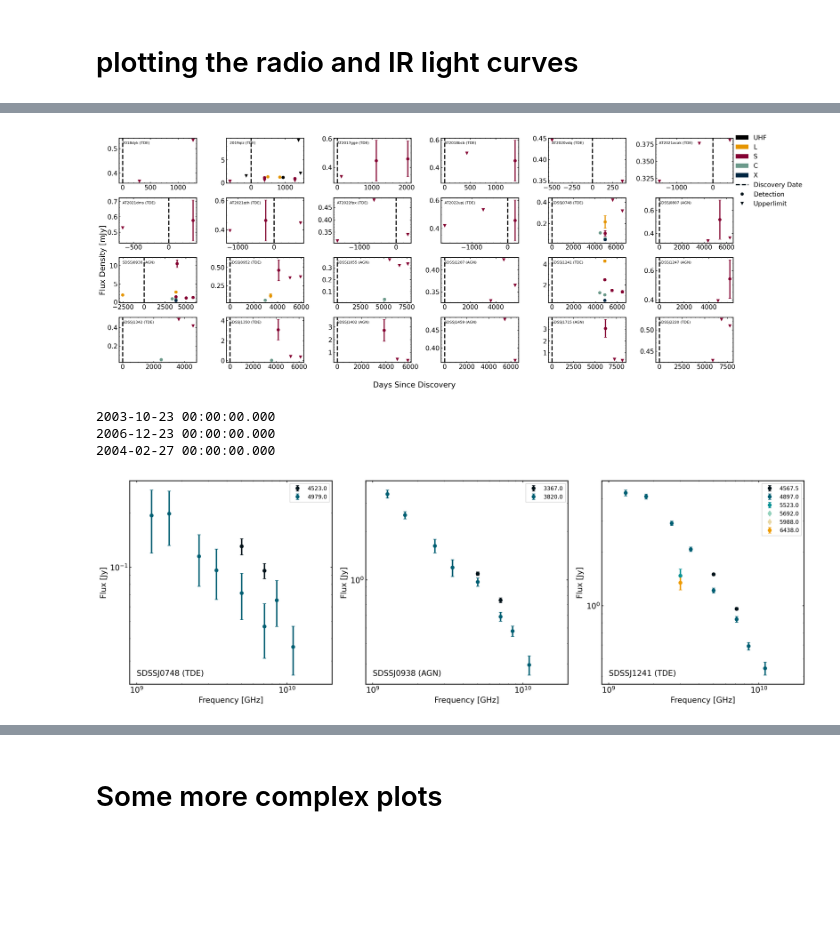
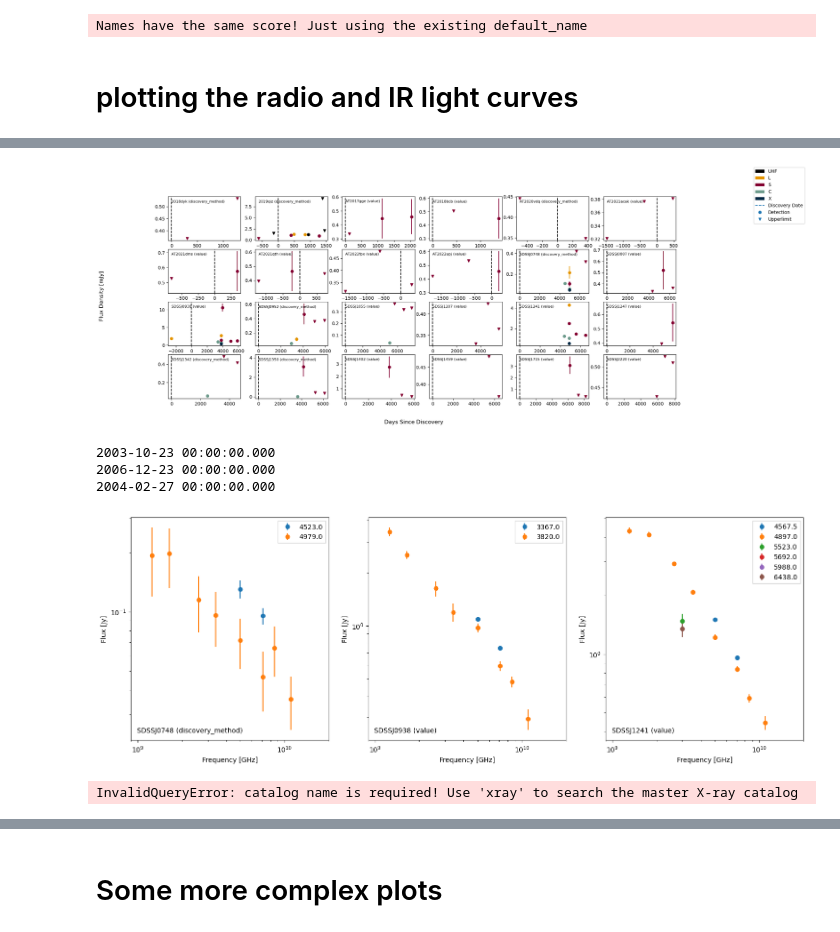
Before and after one commit to noahfranz13/radio-ecle, a Jupyter notebook: ecle-data-to-otter.ipynb, the cells around one changed output, grey strips where cells are left out. Cells and saved outputs as stored; diff of their text form; code cells hidden in the pictures; blank space fills up the shorter version.

```diff
--- a/ecle-data-to-otter.ipynb
+++ b/ecle-data-to-otter.ipynb
@@ -55,7 +59,7 @@ for _, row in meta.iterrows():
         try:
             asassn_data = data_finder.query_asassn()
             asassn_data.to_csv(asassn_path)
-        except ValueError:
+        except (ValueError, AttributeError):
             asassn_data = False
 
     if isinstance(asassn_data, pd.DataFrame):
@@ -198,2 +220,2 @@ Adding this as a new object...
 # %%
-private_data = Otter(datadir="private_otter_data")
+private_data = Otter(datadir="private_otter_data", url="https://dev.sites.idies.jhu.edu/86164ceed11eed6b9fc64fb9c7e00494/api")
@@ -222,5 +249,7 @@ Table length=4339
 # %%
 all_transients = private_data.query(query_private=True)
+# %% [output]
+Names have the same score! Just using the existing default_name
 # %%
 for t in all_transients:
     try:
@@ -299,7 +328,7 @@ def filter_out_sidebands(df):
 
 for idx, ((name, data), ax) in enumerate(zip(radio.groupby("name"), flat_axs)):
 
-    discovery_date = db.get_meta(names=name, query_private=True)[0].get_discovery_date()
+    discovery_date = private_data.get_meta(names=name, query_private=True)[0].get_discovery_date()
 
     for label, grp in data.groupby('filter_name'):
 
@@ -329,11 +358,11 @@ for idx, ((name, data), ax) in enumerate(zip(radio.groupby("name"), flat_axs)):
 
     ax.axvline(0, color='k', linestyle='--') #discovery_date.mjd
 
-    classes = db.query(names=name, query_private=True)[0]['classification']
+    classes = private_data.query(names=name, query_private=True)[0]['classification']
     for c in classes:
-        if c['object_class'] in {'AGN', 'TDE'}:
+        if c in {'AGN', 'TDE'}:
             break
-    ecle_class = c['object_class']
+    ecle_class = c
 
     if name == "2013kp":
         name = "AT2019qiz"
@@ -359,7 +388,7 @@ fig.supylabel("Flux Density [mJy]")
 
 fig.savefig("radio-lightcurves.png")
 # %% [output]
-[figure, old version]
+[figure, new version]
 # %%
 def choose_sideband_fullband(df, only_fullband=False):
 
@@ -394,16 +423,16 @@ def choose_sideband_fullband(df, only_fullband=False):
     return res
 
 def make_sed(tde_name, ax, date_ranges):
-    classes = db.query(names=tde_name, query_private=True)[0]['classification']
+    classes = private_data.query(names=tde_name, query_private=True)[0]['classification']
     for c in classes:
-        if c['object_class'] in {'AGN', 'TDE'}:
+        if c in {'AGN', 'TDE'}:
             break
-    ecle_class = c['object_class']
+    ecle_class = c
 
     df = radio[radio.name == tde_name]
     df = choose_sideband_fullband(df)
 
-    discovery_date = db.get_meta(names=tde_name, query_private=True)[0].get_discovery_date()
+    discovery_date = private_data.get_meta(names=tde_name, query_private=True)[0].get_discovery_date()
     print(discovery_date)
     for label in date_ranges:
 
@@ -445,34 +474,34 @@ def make_sed(tde_name, ax, date_ranges):
 ecles_with_good_seds = ['SDSS_J0748','SDSS_J0938','SDSS_J1241']
 fig, axs = plt.subplots(1,len(ecles_with_good_seds), figsize=(18,6))
 
 drs = {
     "SDSS_J1241": [
         #(50506, 50507),
         (57459, 57800),
         (57918, 58000),
         (58580, 58590),
         (58753, 58755),
         (59000, 59100),
         (59400, 59600)
     ],
     "SDSS_J0748" : [
         (57457, 57459),
         (57913, 57915)
     ],
     "SDSS_J0938" : [
         (57458, 57460),
         (57911, 57913)
     ]
 }
 for ii, tde_name in enumerate(ecles_with_good_seds):
     make_sed(tde_name, axs[ii], drs[tde_name])
 
 fig.savefig("good-radio-seds.png")
 # %% [output]
 2003-10-23 00:00:00.000
 2006-12-23 00:00:00.000
 2004-02-27 00:00:00.000
-[figure, old version]
+[figure, new version]
 # %%
 metadata = private_data.get_meta(names=meta.name.tolist(), query_private=True)
 heasarc_data = {}
@@ -506,4 +535,6 @@ xray_data = xray_data[xray_data["FLUX"] > 0].to_pandas()
 
 xray_data["converted_flux"] = xray_data.FLUX
 xray_data["converted_flux_err"] = 0
-xray_data["converted_date"] =
+# xray_data["converted_date"] =
+# %% [output]
+InvalidQueryError: catalog name is required! Use 'xray' to search the master X-ray catalog
```
Also changed, not shown: parts of 15 cells of this notebook, 50 other files.
